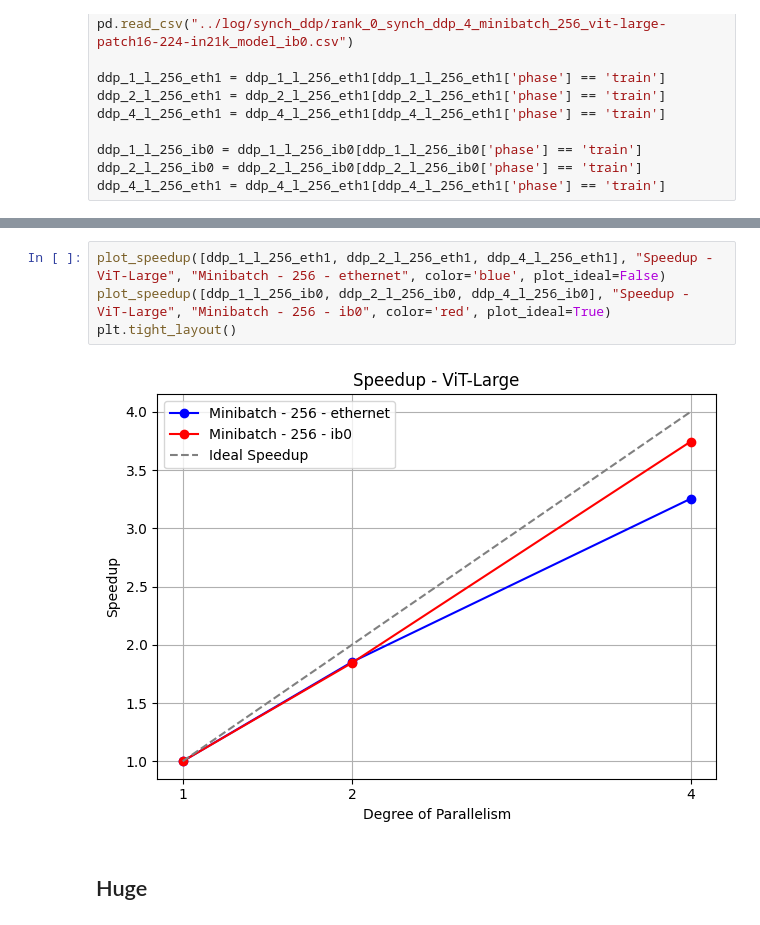
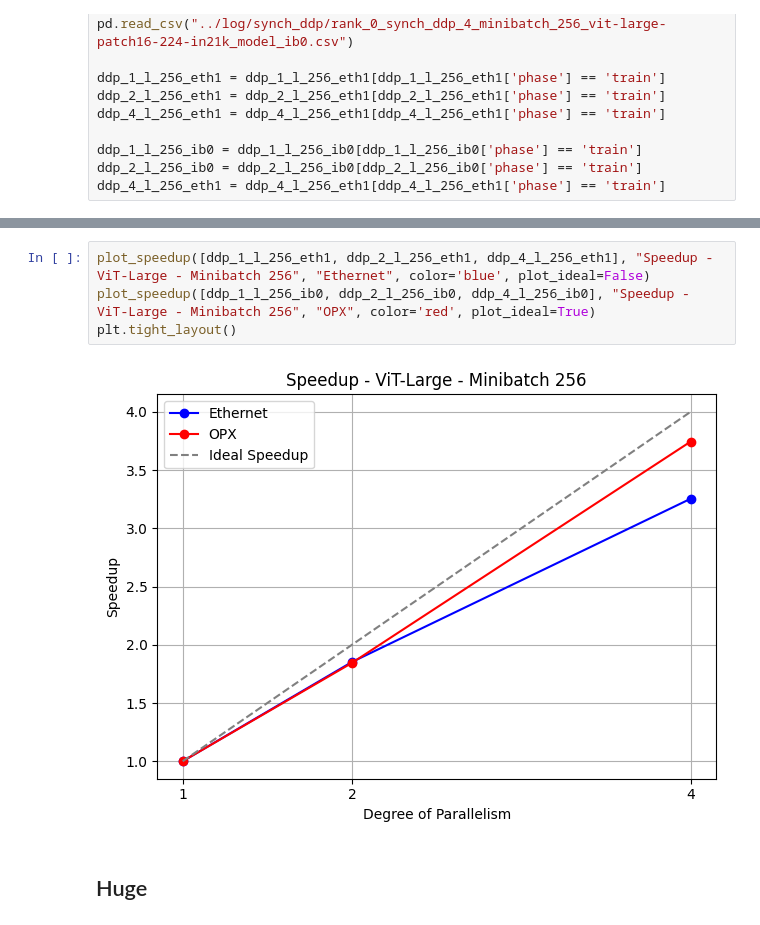
Before and after one commit to JacopoRaffi/Master_Thesis, a Jupyter notebook: analysis/ddp.ipynb, the cells around one changed output, grey strips where cells are left out. Cells and saved outputs as stored; diff of their text form.

```diff
--- a/analysis/ddp.ipynb
+++ b/analysis/ddp.ipynb
@@ -149,9 +149,9 @@ plt.tight_layout()
 # %%
-plot_speedup([ddp_1_l_256_eth1, ddp_2_l_256_eth1, ddp_4_l_256_eth1], "Speedup - ViT-Large", "Minibatch - 256 - ethernet", color='blue', plot_ideal=False)
-plot_speedup([ddp_1_l_256_ib0, ddp_2_l_256_ib0, ddp_4_l_256_ib0], "Speedup - ViT-Large", "Minibatch - 256 - ib0", color='red', plot_ideal=True)
+plot_speedup([ddp_1_l_256_eth1, ddp_2_l_256_eth1, ddp_4_l_256_eth1], "Speedup - ViT-Large - Minibatch 256", "Ethernet", color='blue', plot_ideal=False)
+plot_speedup([ddp_1_l_256_ib0, ddp_2_l_256_ib0, ddp_4_l_256_ib0], "Speedup - ViT-Large - Minibatch 256", "OPX", color='red', plot_ideal=True)
 plt.tight_layout()
 # %% [output]
-[figure, old version]
+[figure, new version]
 # %% [markdown]
 ## Huge
 # %%
```
Also changed, not shown: parts of 8 cells of this notebook.
